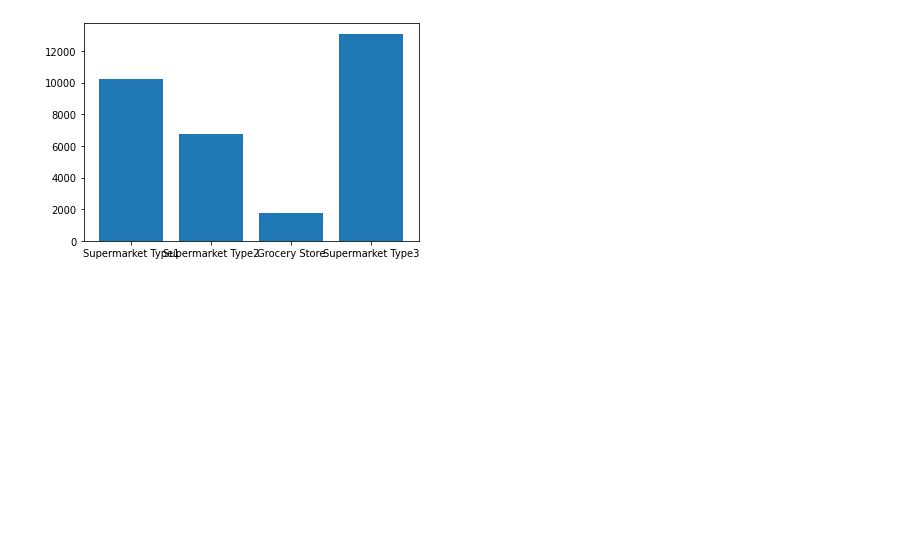
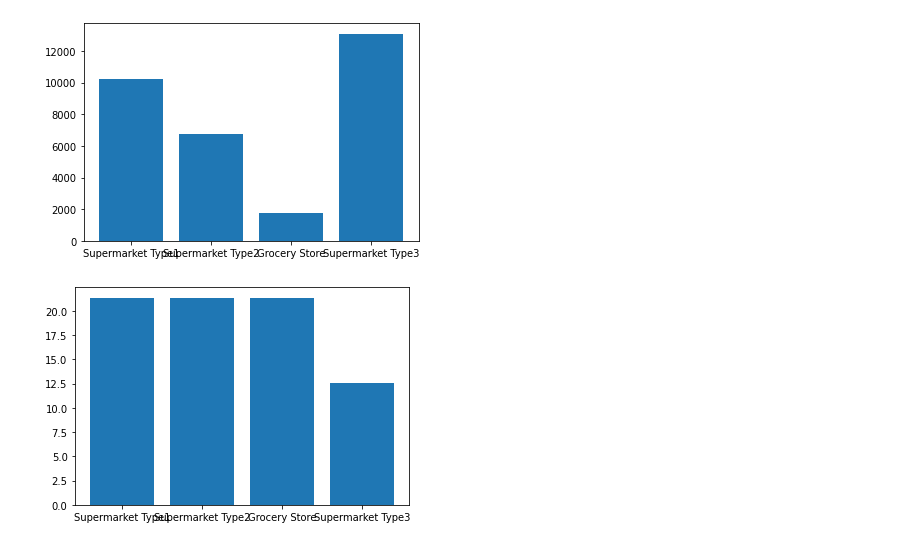
Before and after one commit to victorjms/prediccion-ventas, a Jupyter notebook: Proyecto.ipynb, the cells around one changed output. Saved outputs shown, nothing was run; the diff lists cells and outputs as text; code cells hidden in the pictures; blank space fills up the shorter version.

```diff
--- a/Proyecto.ipynb
+++ b/Proyecto.ipynb
@@ -159,0 +162,11 @@ plt.show()
+# %%
+# Se crea la figura y los ejes con plt.subplots
+fig, ax = plt.subplots()
+# Grafico de la relación entre el tipo de tiendas y las ventas
+ax.bar(df['Outlet_Type'], df['Item_Weight'])
+
+
+# Graficamos la imagen final
+plt.show()
+# %% [output]
+[figure, added]
```
Also changed, not shown: parts of 1 cell of this notebook.
